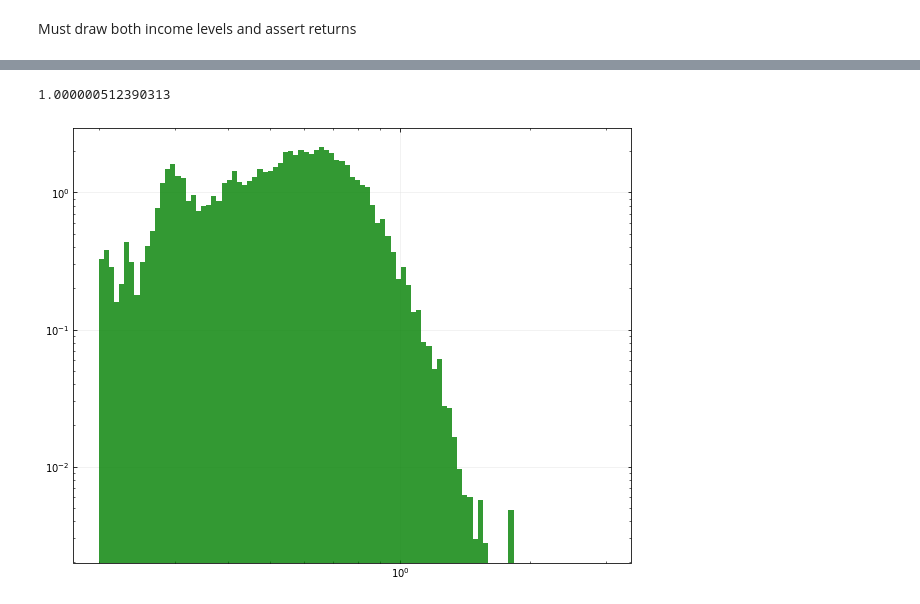
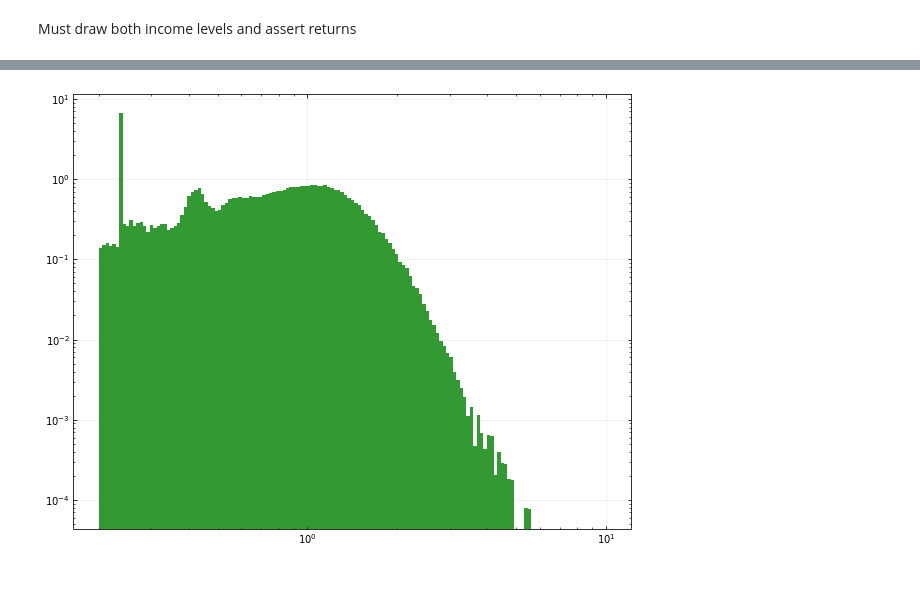
Before and after one commit to madsankern/TermPaper_ineq, a Jupyter notebook: results.ipynb, the cells around one changed output, grey strips where cells are left out. Drawn from its saved outputs; the diff is of its cells as text; code cells hidden in the pictures.

```diff
--- a/results.ipynb
+++ b/results.ipynb
@@ -101,6 +100,6 @@ for i in range(len(income)):
 # %%
 np.random.seed(2020)
-N = 10000
+N = 100000
 T = 100
 mat = np.zeros(shape=(2,N,T)) # Array to hold each consumers consumption and assets in each period
 
@@ -166,21 +165,17 @@ for i in range(N):
 
             # Compute next period assets
             m_next = R*(mat[1,i,t] - mat[0,i,t]) + income[i]
-# %%
-np.min(mat[1,:,T-1])
-# %% [output]
-1.000000512390313
 # %%
 fig = plt.figure(figsize=(10,8))
 ax = fig.add_subplot(1,1,1)
 
 ax.grid(b=True, which = 'major', linestyle='-', linewidth=0.5, color='0.9', zorder=0)
 ax.tick_params(axis='both', bottom=True, top=True, left=True, right=True, direction='in', which='both')
 
-ax.hist(mat[1,:,-1] - mat[0,:,-1], density = True, bins=np.logspace(np.log10(0.2),np.log10(3.0), 100), color = 'green', alpha = 0.8, zorder = 2)
+ax.hist(mat[1,:,-1] - mat[0,:,-1], density = True, bins= np.logspace(np.log10(0.2),1, 150), color = 'green', alpha = 0.8, zorder = 2)
 ax.set(xscale='log', yscale = 'log')
 
 
 plt.show()
 # %% [output]
-[figure, old version]
+[figure, new version]
```
Also changed, not shown: parts of 8 cells of this notebook.
